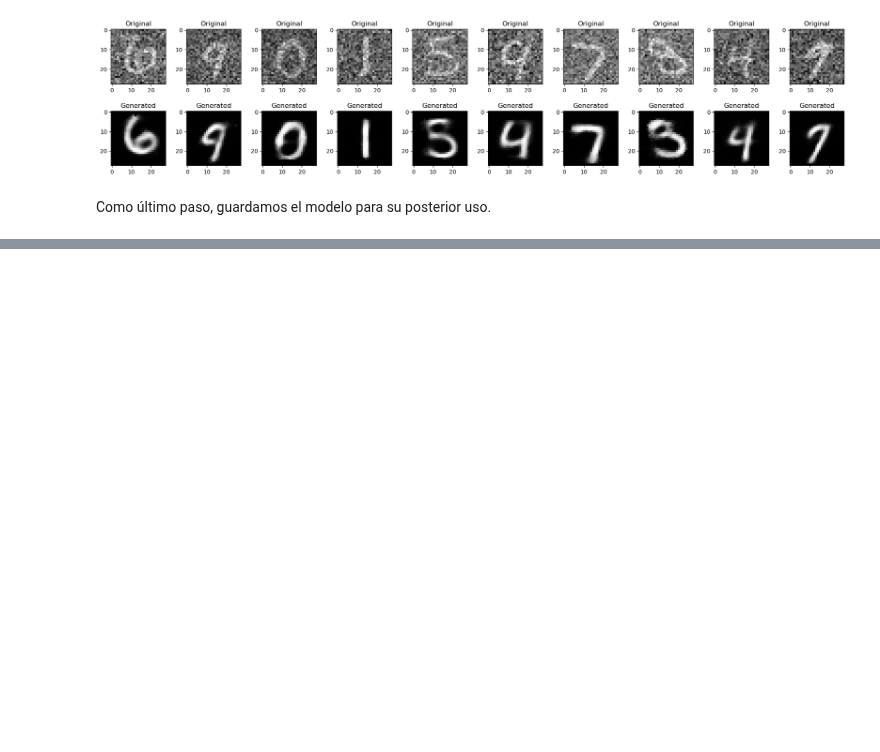
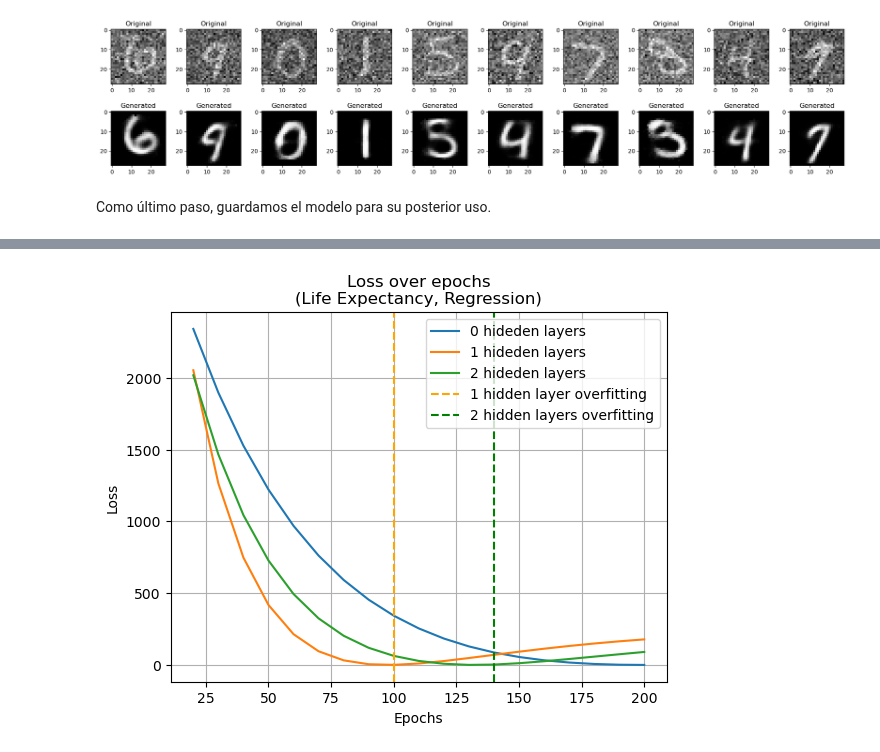
Before and after one commit to ricardocardn/NeuralNetworkImplementation, a Jupyter notebook: tests.ipynb, the cells around one changed output, grey strips where cells are left out. Drawn from its saved outputs; the diff is of its cells as text; code cells hidden in the pictures; blank space fills up the shorter version.

```diff
--- a/tests.ipynb
+++ b/tests.ipynb
@@ -391,0 +714,18 @@ NoiseRedAutoencoder.save('models/NoiseRedAutoencoder_0.4std')
+# %%
+#plot pero a partir de la epoch 2 hasta la epcoh len(loss)
+plt.plot([x*10 for x in range(2, len(loss))], loss[2:], label='0 hideden layers')
+plt.plot([x*10 for x in range(2, len(loss1))], loss1[2:], label='1 hideden layers')
+plt.plot([x*10 for x in range(2, len(loss3))], loss3[2:], label='2 hideden layers')
+plt.title('Loss over epochs\n(Life Expectancy, Regression)')
+plt.xlabel('Epochs')
+plt.ylabel('Loss')
+
+# linea vertical en la epoch 13
+plt.axvline(x=100, color='orange', linestyle='--', label='1 hidden layer overfitting')
+plt.axvline(x=140, color='green', linestyle='--', label='2 hidden layers overfitting')
+
+plt.legend()
+plt.grid()
+plt.show()
+# %% [output]
+[figure, added]
```
Also changed, not shown: parts of 36 cells of this notebook, 11 other files.
